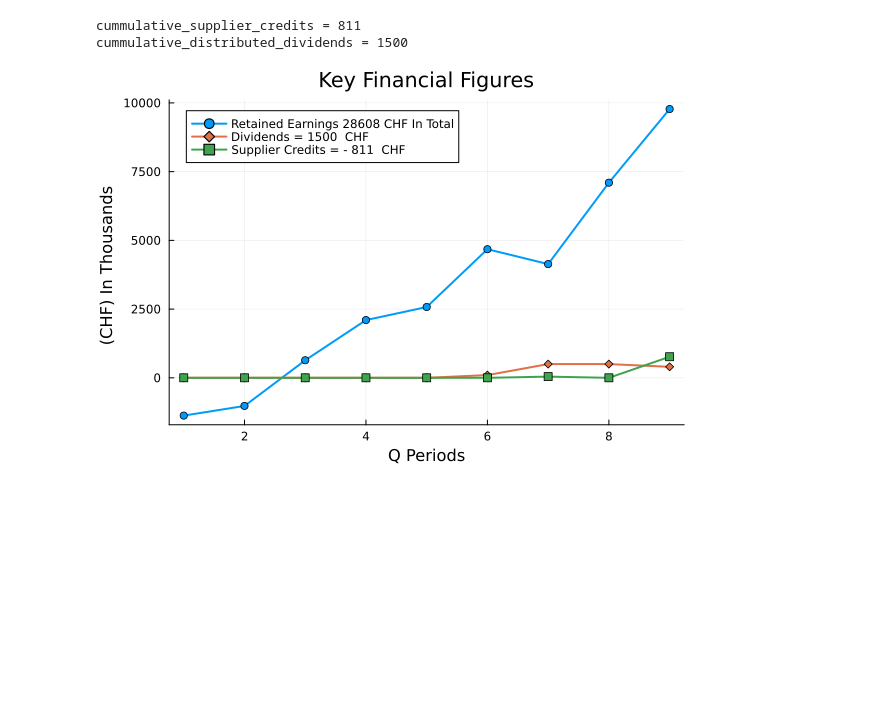
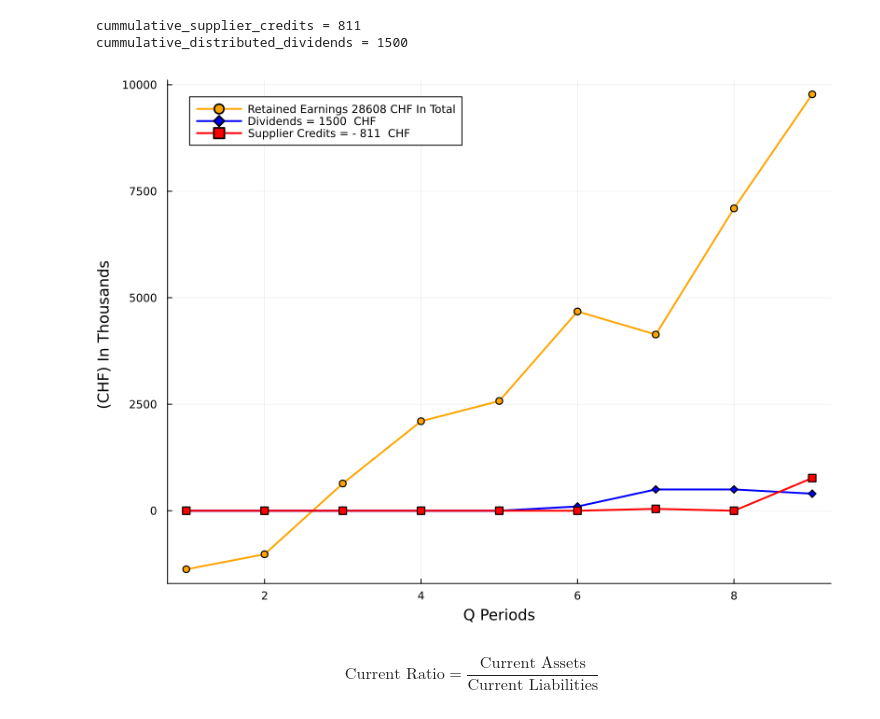
Before and after one commit to setrar/Business, a Jupyter notebook: FinancialStatements/financial_presentation.ipynb, the cells around one changed output. Saved outputs shown, nothing was run; the diff lists cells and outputs as text; code cells hidden in the pictures; blank space fills up the shorter version.

```diff
--- a/FinancialStatements/financial_presentation.ipynb
+++ b/FinancialStatements/financial_presentation.ipynb
@@ -75,22 +69,27 @@ cummulative_distributed_dividends = 1500
 # %%
 p2 = plot(retained_earnings
     , label = "Retained Earnings $cummulative_retained_earnings CHF In Total"
-    , linewidth=2, marker=:circle
+    , linewidth=2, marker=:circle, color=:orange
 )
 
 p2 = plot!(distributed_dividends
     , label = "Dividends = $cummulative_distributed_dividends  CHF"
-    , linewidth=2, marker=:diamond
+    , linewidth=2, marker=:diamond, color=:blue
 )
 p2 = plot!(supplier_credits
     , label = "Supplier Credits = - $cummulative_supplier_credits  CHF"
-    , linewidth=2, marker=:square
+    , linewidth=2, marker=:square, color=:red
 )
 
 plot(p2
     , legend=true
-    , title="Key Financial Figures"
+    # , title="Key Financial Figures"
     , xlabel="Q Periods", ylabel="(CHF) In Thousands "
+    , size = (800,600)
 )
 # %% [output]
-[figure, old version]
+[figure, new version]
+# %% [markdown]
+$$
+\text{Current Ratio} = \frac{\text{Current Assets}}{\text{Current Liabilities}}
+$$
```
Also changed, not shown: parts of 10 cells of this notebook.
